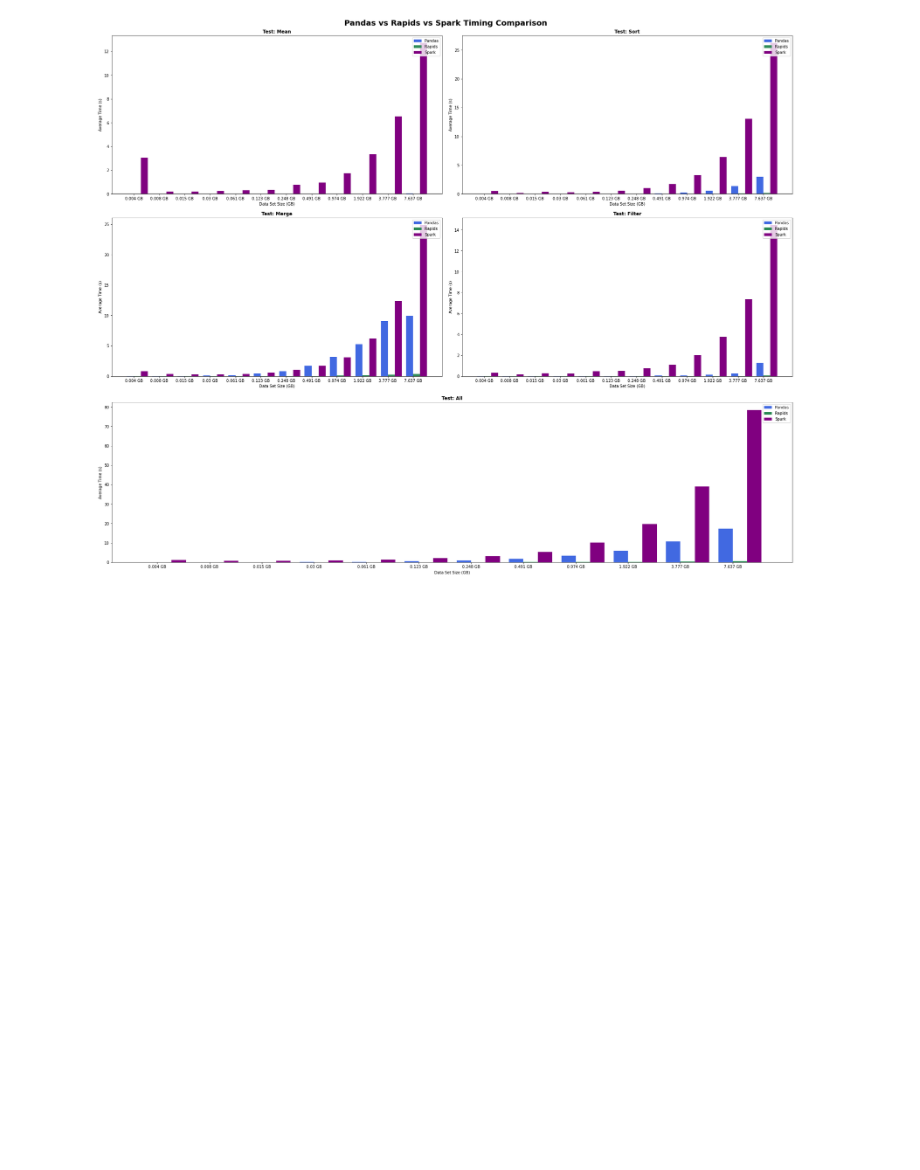
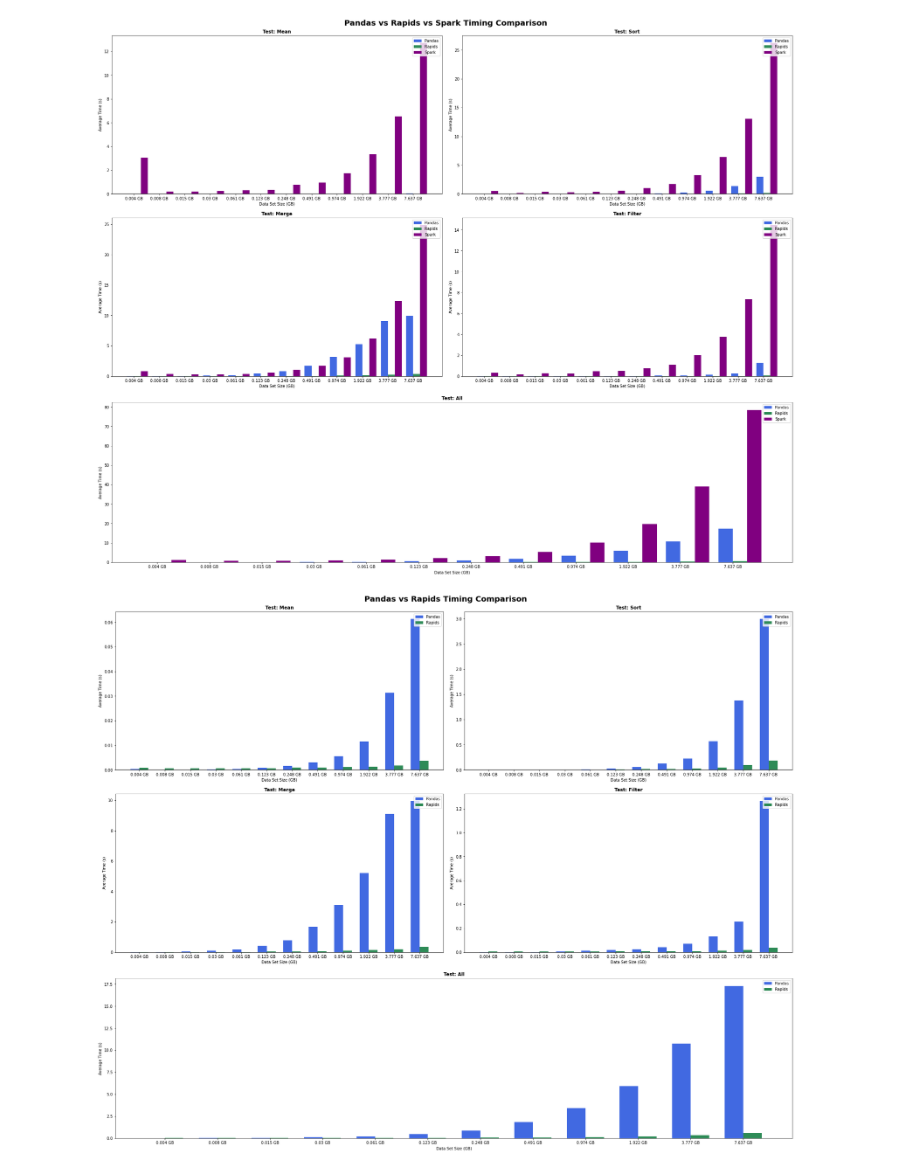
Before and after one commit to avickars/rapids-blog-post, a Jupyter notebook: ETL Timing Viz.ipynb, the cells around one changed output. Drawn from its saved outputs; the diff is of its cells as text; code cells hidden in the pictures; blank space fills up the shorter version.

Commit message:
added no spark in etl timing and ml cost pics

```diff
--- a/ETL Timing Viz.ipynb
+++ b/ETL Timing Viz.ipynb
@@ -89,3 +89,70 @@ plt.savefig('AWS Results/etl_timing.png')
 plt.show()
 # %% [output]
 [figure]
+# %%
+# Defining the plot that is used
+def plot_nospark(axs, averages_pandas, averages_rapids, test):
+    axs.bar(x = ind,
+            height=averages_pandas,
+            width = width,
+            color='royalblue', label='Pandas')
+
+    axs.bar(ind+width,
+                height=averages_rapids,
+                width = width,
+                color='seagreen',label='Rapids')
+
+    axs.set_ylabel('Average Time (s)')
+    axs.set_xlabel('Data Set Size (GB)')
+    axs.set_title(f"Test: {test}",fontweight="bold", fontsize=12)
+    axs.legend(loc='upper right')
+    axs.set_xticks(ticks=ind + width/2,
+              labels=bar_labels)
+    return axs
+# %%
+# Creating the plot matrix
+
+# Computing an array to hold the test names
+tests = np.append(results_df_pandas['Test'].drop_duplicates().values,'None').reshape((3,2))
+
+# Defining the figure
+fig = plt.figure(constrained_layout=True,figsize=(3,3))
+fig.tight_layout(pad=5.0)
+
+fig.suptitle('Pandas vs Rapids Timing Comparison', fontsize=20, fontweight="bold")
+
+# Setting the fig size
+fig.set_size_inches(25, 20)
+
+# Creating the subfigures
+subfigs = fig.subfigures(2, 1, wspace=1,height_ratios=[2, 1.])
+axs = subfigs[0].subplots(2, 2)
+
+# Setting the number of bars
+# ind = np.arange(NUM_DSIZE_DOUBLINGS)
+ind = np.arange(0, NUM_DSIZE_DOUBLINGS)
+
+# Defining the width between the bars
+width = 0.35
+
+# Defining the bar labels
+bar_labels = np.round(results_df_pandas['Test Size'].drop_duplicates(), 3).astype(str) + " GB"
+
+# Creating the plots
+for i in range(0, 2):
+    for j in range(0, 2):
+        test = tests[i, j]
+        plot_nospark(axs[i,j],
+             results_df_pandas[results_df_pandas['Test'] == test]['Average'],
+             results_df_rapids[results_df_rapids['Test'] == test]['Average'],
+             test)
+# Creating the bottom plot since there is an odd number
+ax = subfigs[1].subplots(1,1)
+plot_nospark(ax,
+     results_df_pandas[results_df_pandas['Test'] == 'All']['Average'],
+     results_df_rapids[results_df_rapids['Test'] == 'All']['Average'],
+     'All')
+plt.savefig('AWS Results/etl_timing_nospark.png')
+plt.show()
+# %% [output]
+[figure, added]
```
Also changed, not shown: 5 other files.
